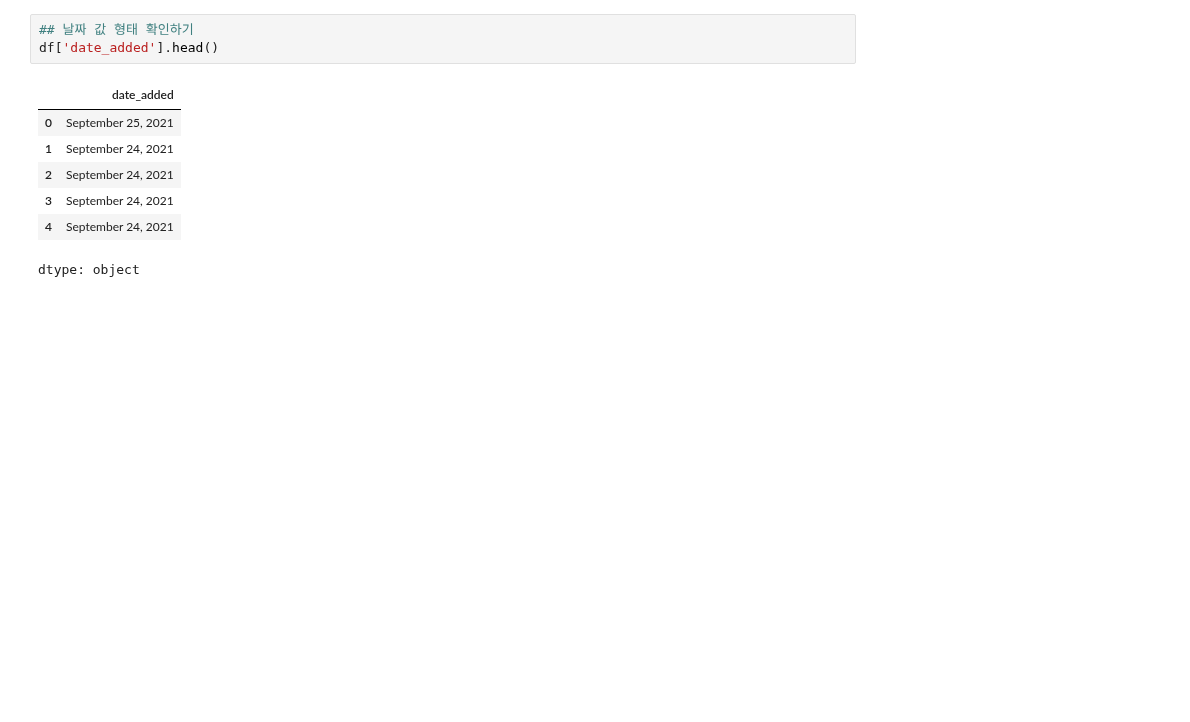
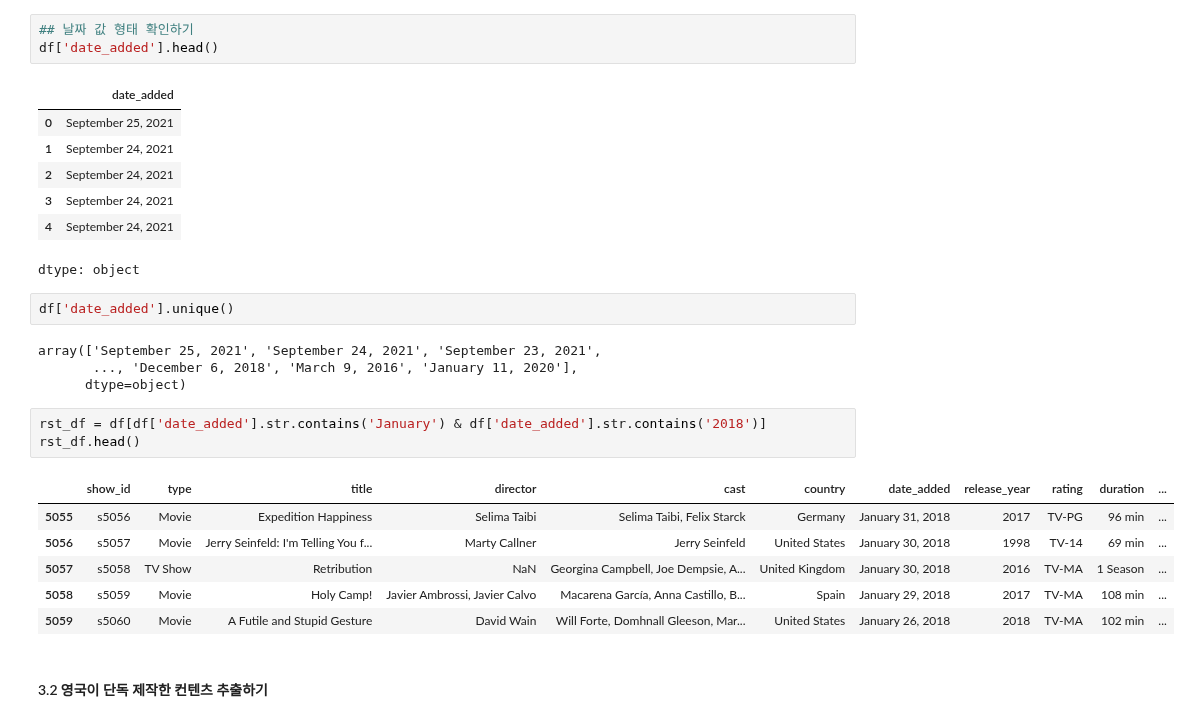
Before and after one commit to va4756/yemoon_bigdata_test, a Jupyter notebook: bigdata_예문_실전문제_example2.ipynb, the cells around one changed output. Saved outputs shown, nothing was run; the diff lists cells and outputs as text; blank space fills up the shorter version.

```diff
--- a/bigdata_예문_실전문제_example2.ipynb
+++ b/bigdata_예문_실전문제_example2.ipynb
@@ -1213,3 +1219,21 @@ df['date_added'].head()
 | 3 | September 24, 2021 |
 | 4 | September 24, 2021 |
 dtype: object
+# %%
+df['date_added'].unique()
+# %% [output]
+array(['September 25, 2021', 'September 24, 2021', 'September 23, 2021',
+       ..., 'December 6, 2018', 'March 9, 2016', 'January 11, 2020'],
+      dtype=object)
+# %%
+rst_df = df[df['date_added'].str.contains('January') & df['date_added'].str.contains('2018')]
+rst_df.head()
+# %% [output]
+|  | show_id | type | title | director | cast | country | date_added | release_year | rating | duration | ... |
+| 5055 | s5056 | Movie | Expedition Happiness | Selima Taibi | Selima Taibi, Felix Starck | Germany | January 31, 2018 | 2017 | TV-PG | 96 min | ... |
+| 5056 | s5057 | Movie | Jerry Seinfeld: I'm Telling You f... | Marty Callner | Jerry Seinfeld | United States | January 30, 2018 | 1998 | TV-14 | 69 min | ... |
+| 5057 | s5058 | TV Show | Retribution | NaN | Georgina Campbell, Joe Dempsie, A... | United Kingdom | January 30, 2018 | 2016 | TV-MA | 1 Season | ... |
+| 5058 | s5059 | Movie | Holy Camp! | Javier Ambrossi, Javier Calvo | Macarena García, Anna Castillo, B... | Spain | January 29, 2018 | 2017 | TV-MA | 108 min | ... |
+| 5059 | s5060 | Movie | A Futile and Stupid Gesture | David Wain | Will Forte, Domhnall Gleeson, Mar... | United States | January 26, 2018 | 2018 | TV-MA | 102 min | ... |
+# %% [markdown]
+#### 3.2 영국이 단독 제작한 컨텐츠 추출하기
```
Also changed, not shown: parts of 8 cells of this notebook.
